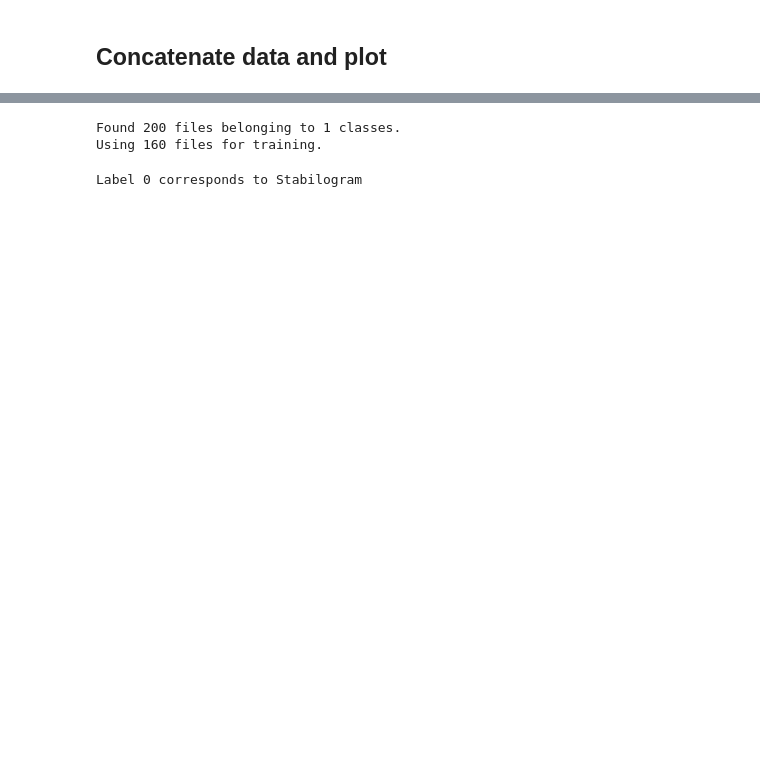
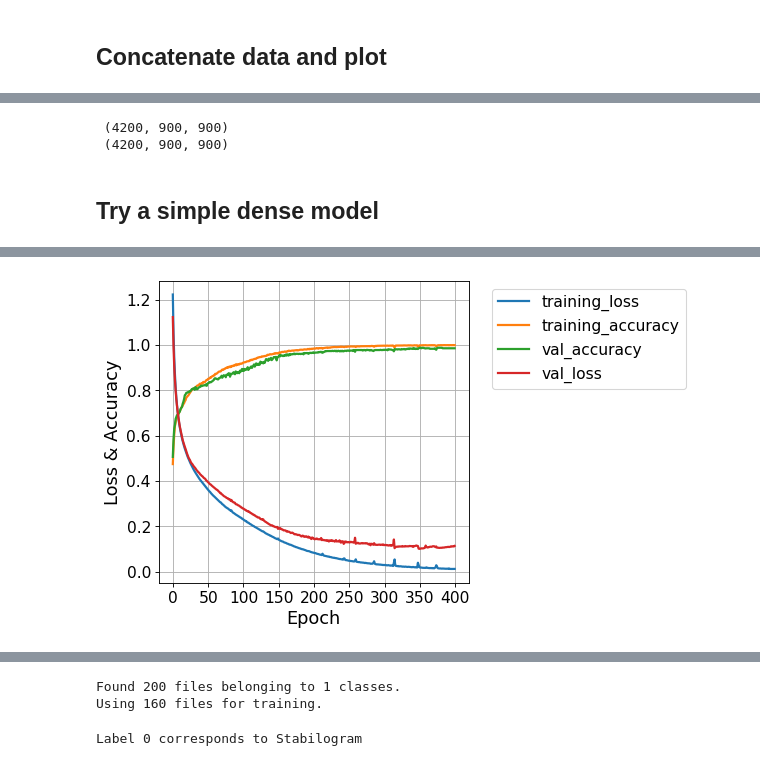
Before and after one commit to veysiadn/postural_sway_analysis, a Jupyter notebook: postural_sway_data_initial_analysis.ipynb, the cells around one changed output, grey strips where cells are left out. Cells and saved outputs as stored; diff of their text form; code cells hidden in the pictures; blank space fills up the shorter version.

Commit message:
Try initial models

```diff
--- a/postural_sway_data_initial_analysis.ipynb
+++ b/postural_sway_data_initial_analysis.ipynb
@@ -218,0 +316,78 @@ libGL error: failed to load driver: swrast
+# %%
+x_data = input_data
+y_data = output_data
+SEED = 99
+os.environ['PYTHONHASHSEED']=str(SEED)
+random.seed(SEED)
+np.random.seed(SEED)
+tf.random.set_seed(SEED)
+# split into train test sets
+x_train, x_val_to_use, y_train, y_val_to_use = train_test_split(x_data, y_data, test_size=0.3,random_state=SEED)
+x_val, x_test, y_val, y_test = train_test_split(x_val_to_use, y_val_to_use, test_size=0.5,random_state=SEED)
+
+print(f" {len(x_train), len(x_val), len(x_test)}")
+print(f" {len(y_train), len(y_val), len(y_test)}")
+# %% [output]
+ (4200, 900, 900)
+ (4200, 900, 900)
+# %% [markdown]
+## Try a simple dense model
+# %%
+SEED = 99
+os.environ['PYTHONHASHSEED']=str(SEED)
+random.seed(SEED)
+np.random.seed(SEED)
+tf.random.set_seed(SEED)
+train_dataset = tf.data.Dataset.from_tensor_slices((x_train, y_train))
+val_dataset = tf.data.Dataset.from_tensor_slices((x_val, y_val))
+BATCH_SIZE = 32
+
+train_dataset = tf.data.Dataset.from_tensor_slices((x_train, y_train))
+train_dataset = (train_dataset.shuffle(buffer_size=256)
+                                .batch(BATCH_SIZE)
+                                .prefetch(buffer_size=tf.data.AUTOTUNE))
+
+val_dataset = tf.data.Dataset.from_tensor_slices((x_val, y_val))
+val_dataset = (val_dataset.shuffle(buffer_size=256)
+                                .batch(BATCH_SIZE)
+                                .prefetch(buffer_size=tf.data.AUTOTUNE))
+
+dense_model = tf.keras.Sequential([
+    tf.keras.layers.Dense(12, activation='relu',input_shape=(450,)),
+    tf.keras.layers.Dense(4, activation='relu'),
+    tf.keras.layers.Dense(4,activation='softmax')
+])
+
+
+dense_model.compile(optimizer=tf.keras.optimizers.Adam(learning_rate=0.0005),
+              loss=tf.keras.losses.SparseCategoricalCrossentropy(),
+              metrics=['accuracy'])
+dense_model.summary()
+
+history=dense_model.fit(train_dataset,validation_data=val_dataset, epochs=400,verbose=1)
+
+import matplotlib.pyplot as plt
+fig = plt.figure(figsize=(5,5),dpi=80)
+ax = fig.add_subplot(111)
+ax.plot(history.history['loss'], linewidth=2)
+ax.plot(history.history['accuracy'],linewidth=2)
+ax.plot(history.history['val_accuracy'],linewidth=2)
+ax.plot(history.history['val_loss'],linewidth=2)
+ax.grid(True)
+ax.set_ylabel('Loss & Accuracy', fontsize=16)
+ax.set_xlabel('Epoch',fontsize=16)
+ax.legend(['training_loss', 'training_accuracy', 'val_accuracy', 'val_loss'], bbox_to_anchor=(1.05, 1), loc='upper left', fontsize=14)
+plt.xticks(fontsize=14)
+plt.yticks(fontsize=14)
+# accuracy!
+print("Training results")
+print(f"Training Accuracy: {history.history['accuracy'][-1]}")
+print(f"Training Loss: {history.history['loss'][-1]}")
+
+# evaluating dense_model
+print("Evaluation results")
+print(f"Validation Accuracy: {history.history['val_accuracy'][-1]}")
+print(f"Validation Loss: {history.history['val_loss'][-1]}")
+
+plt.show()
+# %% [output]
@@ -218,0 +411 @@ libGL error: failed to load driver: swrast
+[figure, added]
```
Also changed, not shown: parts of 23 cells of this notebook.
